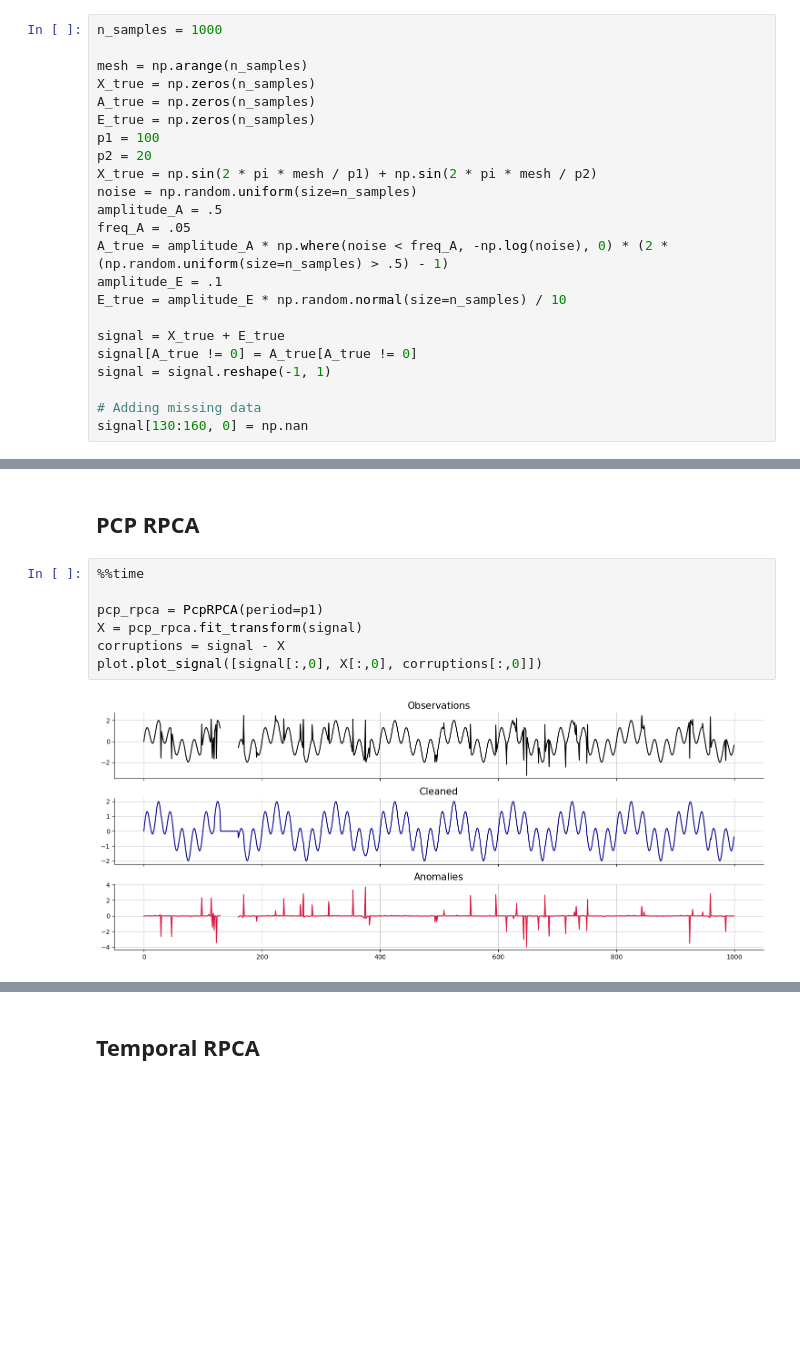
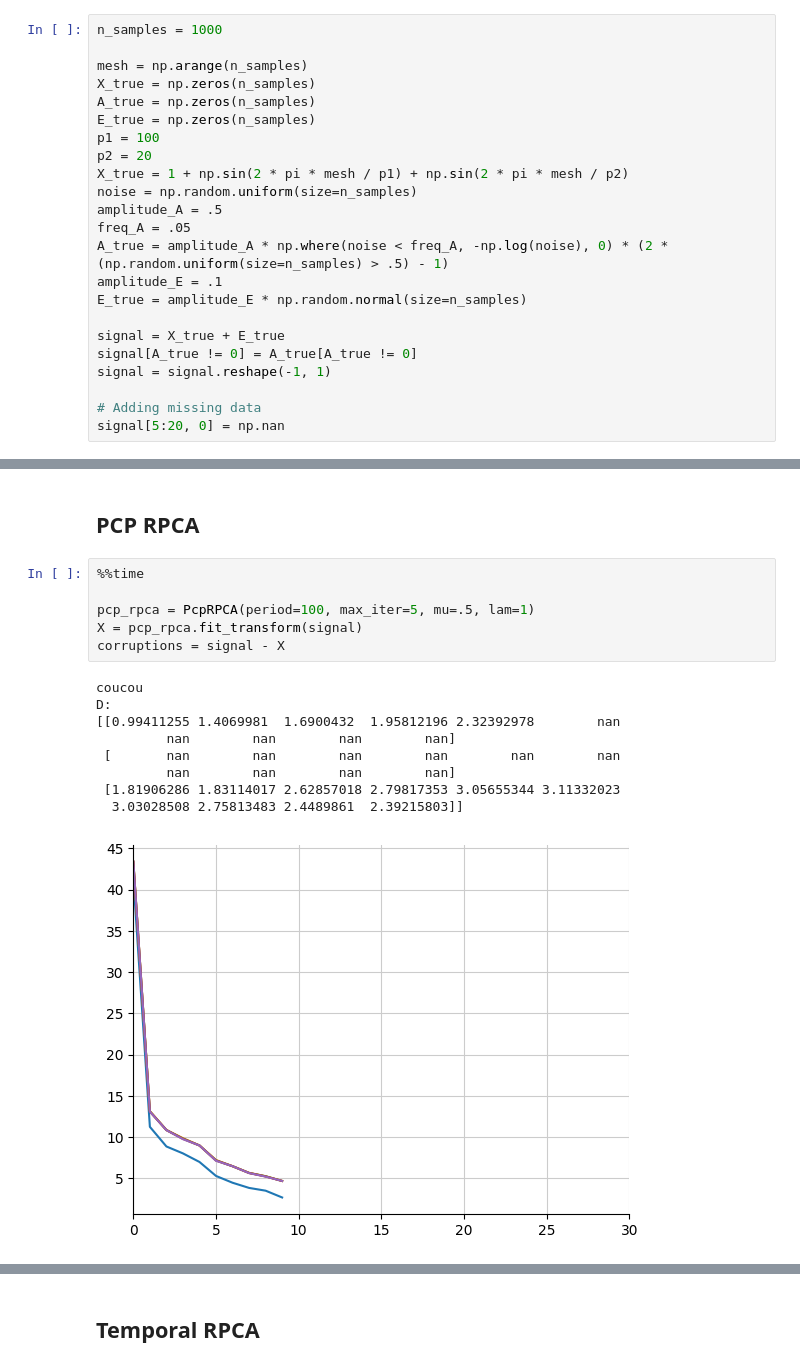
Before and after one commit to scikit-learn-contrib/qolmat, a Jupyter notebook: examples/1_timeSeries.ipynb, the cells around one changed output, grey strips where cells are left out. Saved outputs shown, nothing was run; the diff lists cells and outputs as text; blank space fills up the shorter version.

Commit message:
RPCA online not functional

```diff
--- a/examples/1_timeSeries.ipynb
+++ b/examples/1_timeSeries.ipynb
@@ -26,20 +26,20 @@ A_true = np.zeros(n_samples)
 E_true = np.zeros(n_samples)
 p1 = 100
 p2 = 20
-X_true = np.sin(2 * pi * mesh / p1) + np.sin(2 * pi * mesh / p2)
+X_true = 1 + np.sin(2 * pi * mesh / p1) + np.sin(2 * pi * mesh / p2)
 noise = np.random.uniform(size=n_samples)
 amplitude_A = .5
 freq_A = .05
 A_true = amplitude_A * np.where(noise < freq_A, -np.log(noise), 0) * (2 * (np.random.uniform(size=n_samples) > .5) - 1)
 amplitude_E = .1
-E_true = amplitude_E * np.random.normal(size=n_samples) / 10
+E_true = amplitude_E * np.random.normal(size=n_samples)
 
 signal = X_true + E_true
 signal[A_true != 0] = A_true[A_true != 0]
 signal = signal.reshape(-1, 1)
 
 # Adding missing data
-signal[130:160, 0] = np.nan
+signal[5:20, 0] = np.nan
 # %%
 fig = plt.figure(figsize=(15, 8))
 ax = fig.add_subplot(4, 1, 1)
@@ -66,9 +66,16 @@ plt.show()
 # %%
 %%time
 
-pcp_rpca = PcpRPCA(period=p1)
+pcp_rpca = PcpRPCA(period=100, max_iter=5, mu=.5, lam=1)
 X = pcp_rpca.fit_transform(signal)
 corruptions = signal - X
-plot.plot_signal([signal[:,0], X[:,0], corruptions[:,0]])
 # %% [output]
+coucou
+D:
+[[0.99411255 1.4069981  1.6900432  1.95812196 2.32392978        nan
+         nan        nan        nan        nan]
+ [       nan        nan        nan        nan        nan        nan
+         nan        nan        nan        nan]
+ [1.81906286 1.83114017 2.62857018 2.79817353 3.05655344 3.11332023
+  3.03028508 2.75813483 2.4489861  2.39215803]]
-[figure, old version]
+[figure, new version]
```
Also changed, not shown: parts of 5 cells of this notebook, 2 other files.
